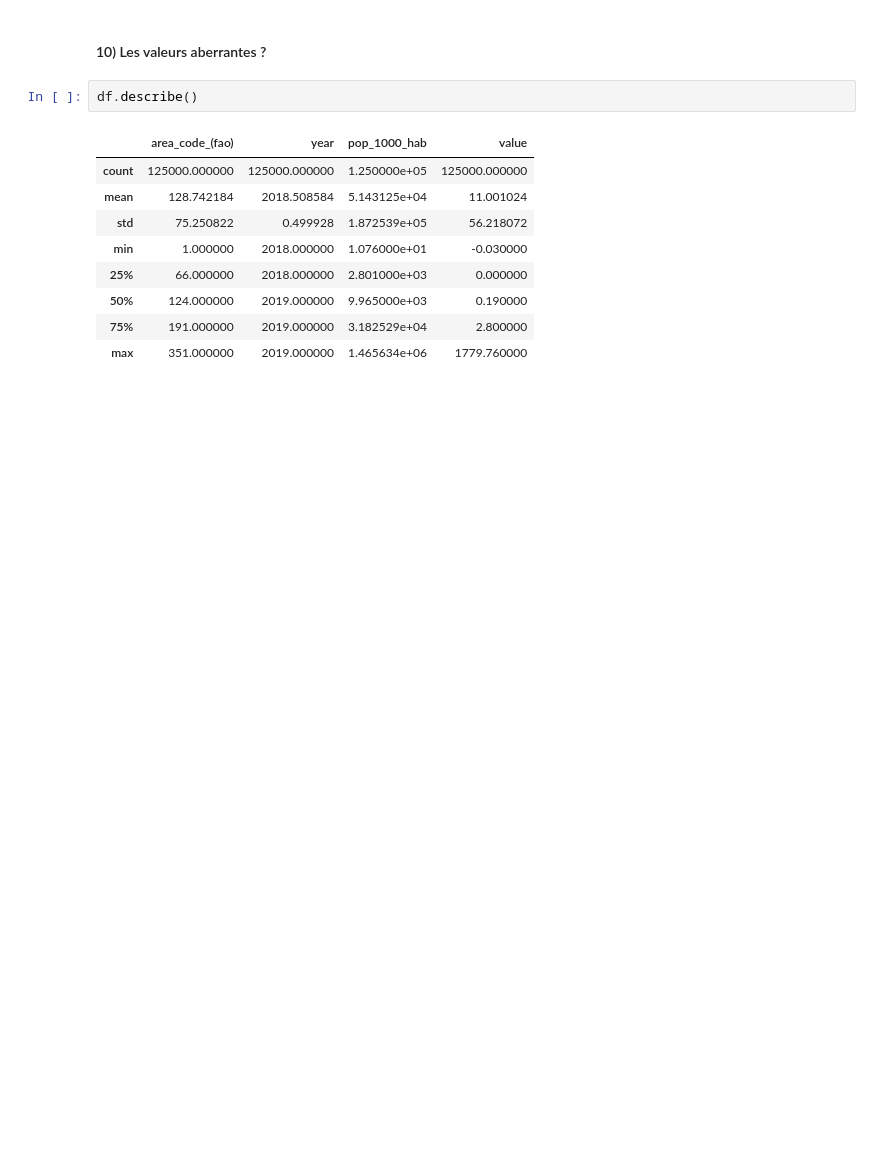
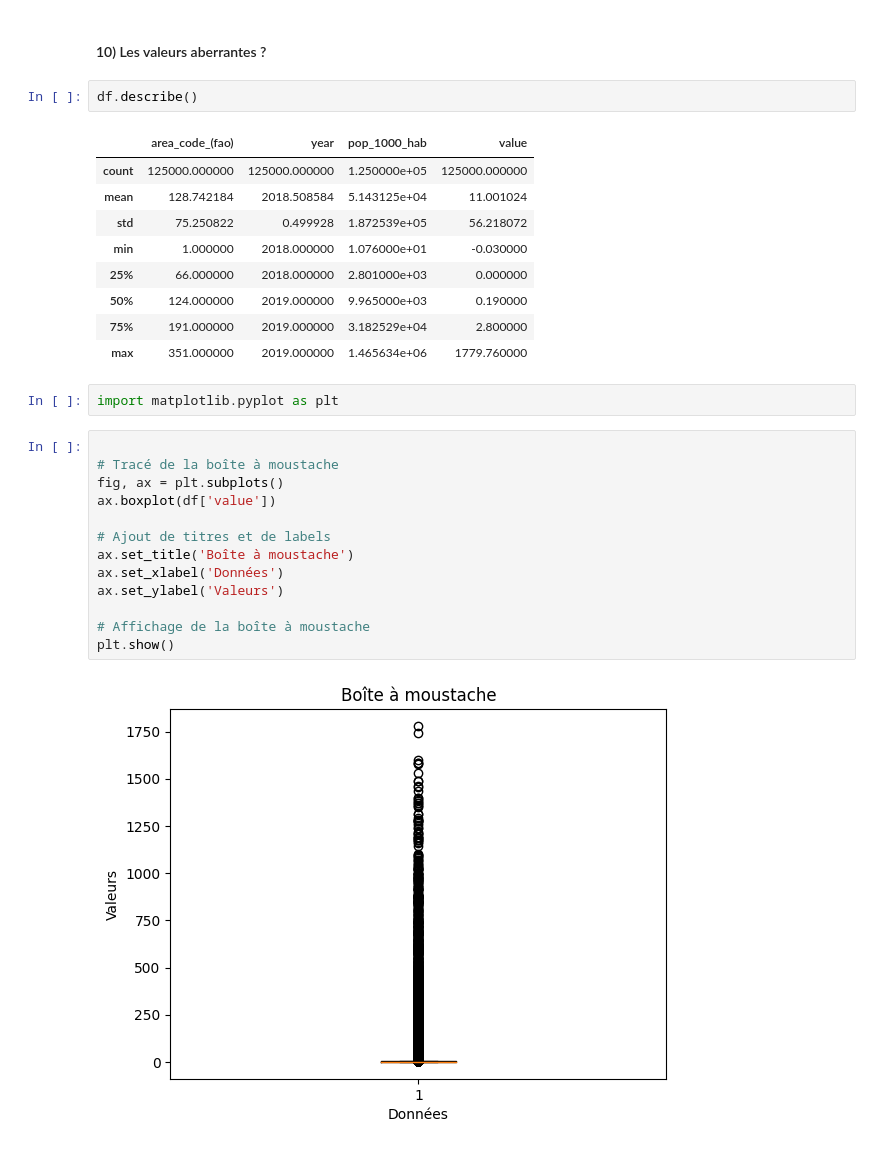
Before and after one commit to Noura-ou/la-librairie-pandas-avec-le-jeu-de-donn-es-de-la-FAO, a Jupyter notebook: fao_pandas/pandas.ipynb, the cells around one changed output. Cells and saved outputs as stored; diff of their text form; blank space fills up the shorter version.

Commit message:
calcul des valeurs aberrantes

```diff
--- a/fao_pandas/pandas.ipynb
+++ b/fao_pandas/pandas.ipynb
@@ -266,3 +262,20 @@ df.describe()
 | 50% | 124.000000 | 2019.000000 | 9.965000e+03 | 0.190000 |
 | 75% | 191.000000 | 2019.000000 | 3.182529e+04 | 2.800000 |
 | max | 351.000000 | 2019.000000 | 1.465634e+06 | 1779.760000 |
+# %%
+import matplotlib.pyplot as plt
+# %%
+
+# Tracé de la boîte à moustache
+fig, ax = plt.subplots()
+ax.boxplot(df['value'])
+
+# Ajout de titres et de labels
+ax.set_title('Boîte à moustache')
+ax.set_xlabel('Données')
+ax.set_ylabel('Valeurs')
+
+# Affichage de la boîte à moustache
+plt.show()
+# %% [output]
+[figure, added]
```
Also changed, not shown: parts of 4 cells of this notebook.
